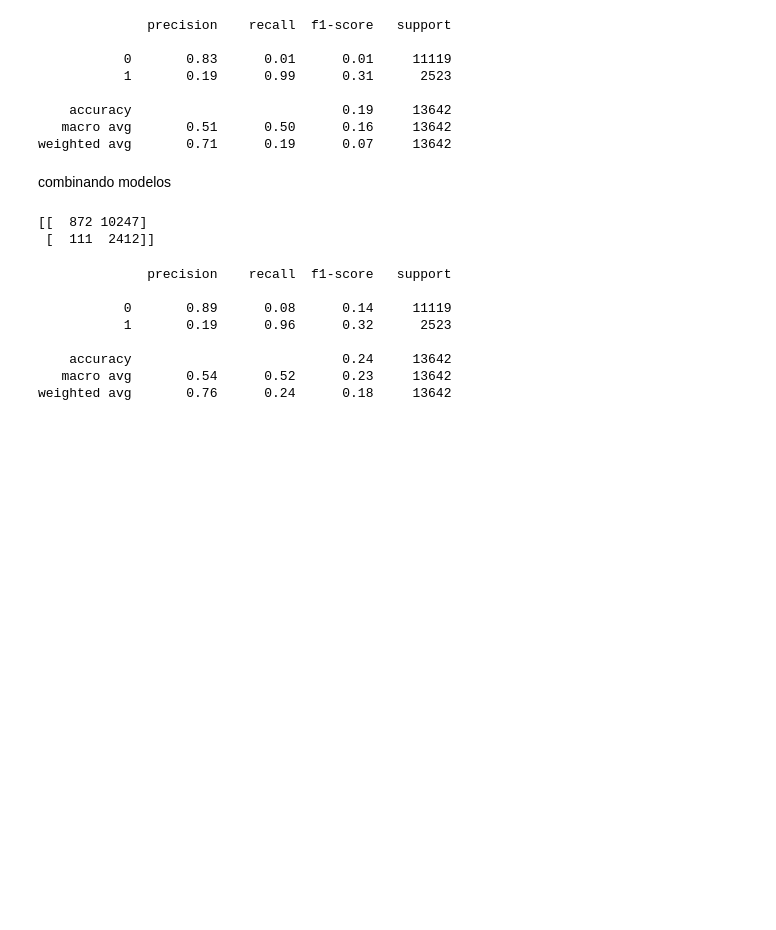
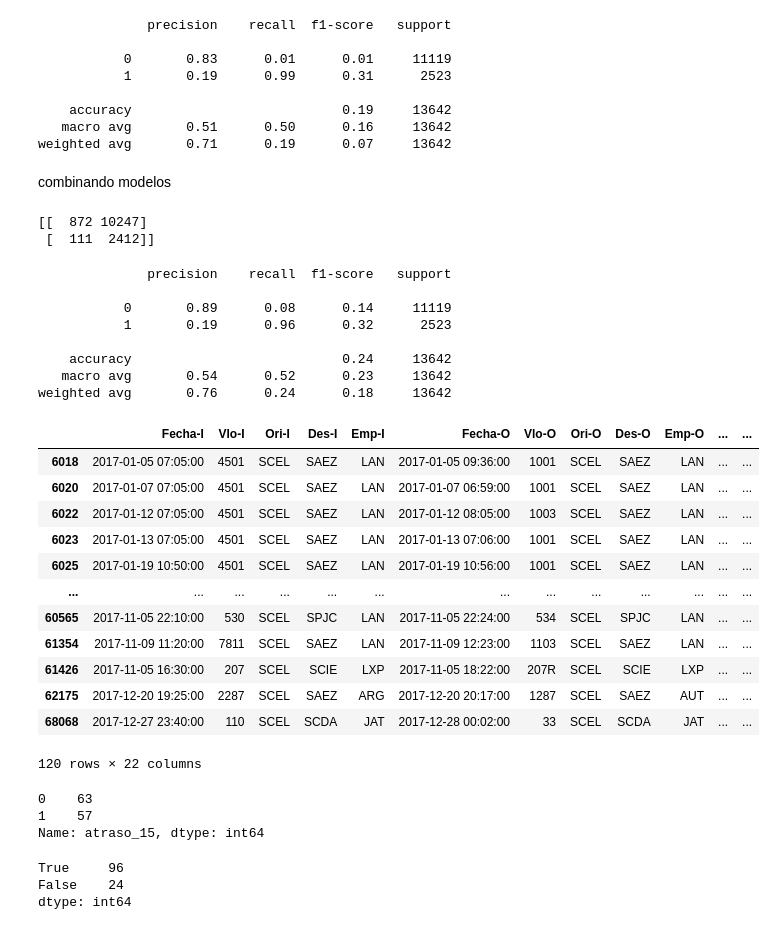
Before and after one commit to Gerardo3070/Desafio_LATAM, a Jupyter notebook: prueba.ipynb, the cells around one changed output. Cells and saved outputs as stored; diff of their text form; code cells hidden in the pictures; blank space fills up the shorter version.

```diff
--- a/prueba.ipynb
+++ b/prueba.ipynb
@@ -1517,3 +1517,25 @@ print(classification_report(y_test, y_tot_p_44))
     accuracy                           0.24     13642
    macro avg       0.54      0.52      0.23     13642
 weighted avg       0.76      0.24      0.18     13642
+# %%
+data[data['Vlo-O'] != data['Vlo-I']]
+# %% [output]
+|  | Fecha-I | Vlo-I | Ori-I | Des-I | Emp-I | Fecha-O | Vlo-O | Ori-O | Des-O | Emp-O | ... | ... |
+| 6018 | 2017-01-05 07:05:00 | 4501 | SCEL | SAEZ | LAN | 2017-01-05 09:36:00 | 1001 | SCEL | SAEZ | LAN | ... | ... |
+| 6020 | 2017-01-07 07:05:00 | 4501 | SCEL | SAEZ | LAN | 2017-01-07 06:59:00 | 1001 | SCEL | SAEZ | LAN | ... | ... |
+| 6022 | 2017-01-12 07:05:00 | 4501 | SCEL | SAEZ | LAN | 2017-01-12 08:05:00 | 1003 | SCEL | SAEZ | LAN | ... | ... |
+| 6023 | 2017-01-13 07:05:00 | 4501 | SCEL | SAEZ | LAN | 2017-01-13 07:06:00 | 1001 | SCEL | SAEZ | LAN | ... | ... |
+| 6025 | 2017-01-19 10:50:00 | 4501 | SCEL | SAEZ | LAN | 2017-01-19 10:56:00 | 1001 | SCEL | SAEZ | LAN | ... | ... |
+| ... | ... | ... | ... | ... | ... | ... | ... | ... | ... | ... | ... | ... |
+| 60565 | 2017-11-05 22:10:00 | 530 | SCEL | SPJC | LAN | 2017-11-05 22:24:00 | 534 | SCEL | SPJC | LAN | ... | ... |
+| 61354 | 2017-11-09 11:20:00 | 7811 | SCEL | SAEZ | LAN | 2017-11-09 12:23:00 | 1103 | SCEL | SAEZ | LAN | ... | ... |
+| 61426 | 2017-11-05 16:30:00 | 207 | SCEL | SCIE | LXP | 2017-11-05 18:22:00 | 207R | SCEL | SCIE | LXP | ... | ... |
+| 62175 | 2017-12-20 19:25:00 | 2287 | SCEL | SAEZ | ARG | 2017-12-20 20:17:00 | 1287 | SCEL | SAEZ | AUT | ... | ... |
+| 68068 | 2017-12-27 23:40:00 | 110 | SCEL | SCDA | JAT | 2017-12-28 00:02:00 | 33 | SCEL | SCDA | JAT | ... | ... |
+120 rows × 22 columns
+# %%
+data[data['Vlo-O'] != data['Vlo-I']].atraso_15.value_counts()
+# %% [output]
+0    63
+1    57
+Name: atraso_15, dtype: int64
@@ -1519,0 +1544,6 @@ weighted avg       0.76      0.24      0.18     13642
+# %%
+((reasig['Fecha-O'] - reasig['Fecha-I']).map(mpdates.date2num)>0).value_counts()
+# %% [output]
+True     96
+False    24
+dtype: int64
```
Also changed, not shown: parts of 1 cell of this notebook, 1 other file.
